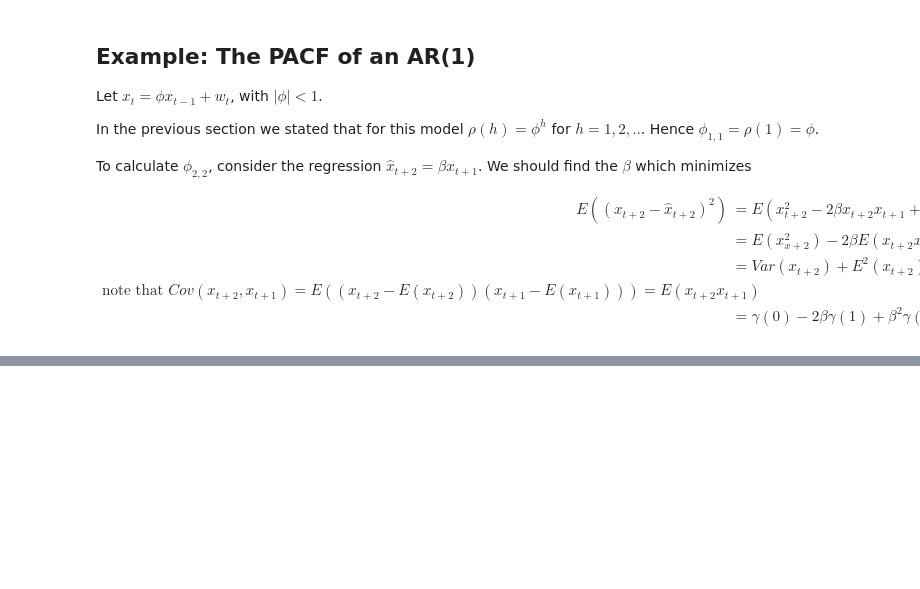
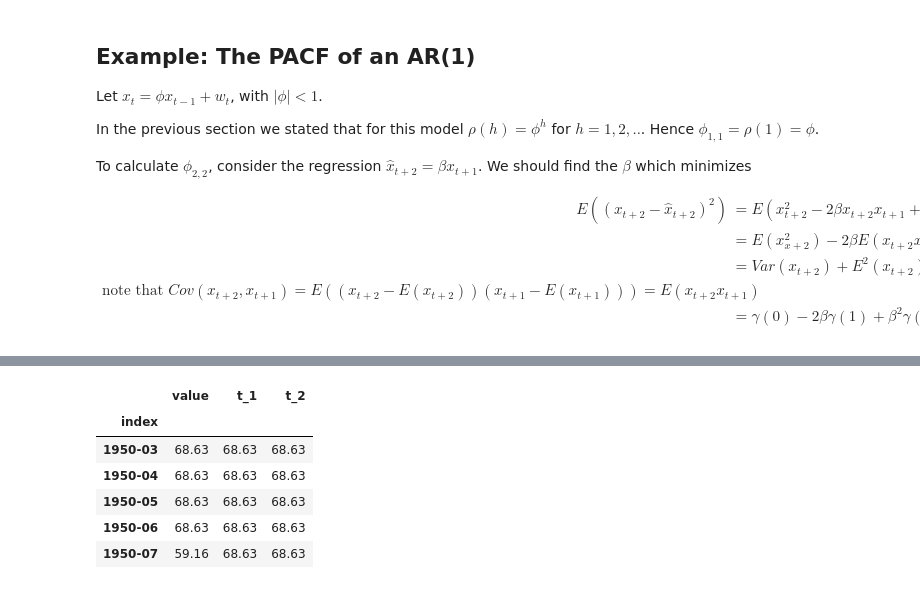
Before and after one commit to akmuthun/Time_Series_Analysis_lecture_notes_with_codes, a Jupyter notebook: Chapter_2_3_Partial_Auto_Correlation.ipynb, the cells around one changed output, grey strips where cells are left out. Drawn from its saved outputs; the diff is of its cells as text; code cells hidden in the pictures; blank space fills up the shorter version.

```diff
--- a/Chapter_2_3_Partial_Auto_Correlation.ipynb
+++ b/Chapter_2_3_Partial_Auto_Correlation.ipynb
@@ -34,0 +84,3 @@ E((x_{t+2}-\hat{x}_{t+2})^2) &= E(x^2_{t+2}-2\beta x_{t+2}x_{t+1}+\beta^2 x^2_{t
+# %%
+df = rec.copy()
+df.head()
@@ -34,0 +95,15 @@ E((x_{t+2}-\hat{x}_{t+2})^2) &= E(x^2_{t+2}-2\beta x_{t+2}x_{t+1}+\beta^2 x^2_{t
+# %%
+sh1 = df.shift(1).value
+sh2 = df.shift(2).value
+df["t_1"] = sh1
+df["t_2"] = sh2
+# %%
+df.dropna().head()
+# %% [output]
+|  | value | t_1 | t_2 |
+| index |  |  |  |
+| 1950-03 | 68.63 | 68.63 | 68.63 |
+| 1950-04 | 68.63 | 68.63 | 68.63 |
+| 1950-05 | 68.63 | 68.63 | 68.63 |
+| 1950-06 | 68.63 | 68.63 | 68.63 |
+| 1950-07 | 59.16 | 68.63 | 68.63 |
```
Also changed, not shown: parts of 9 cells of this notebook, 4 other files.
